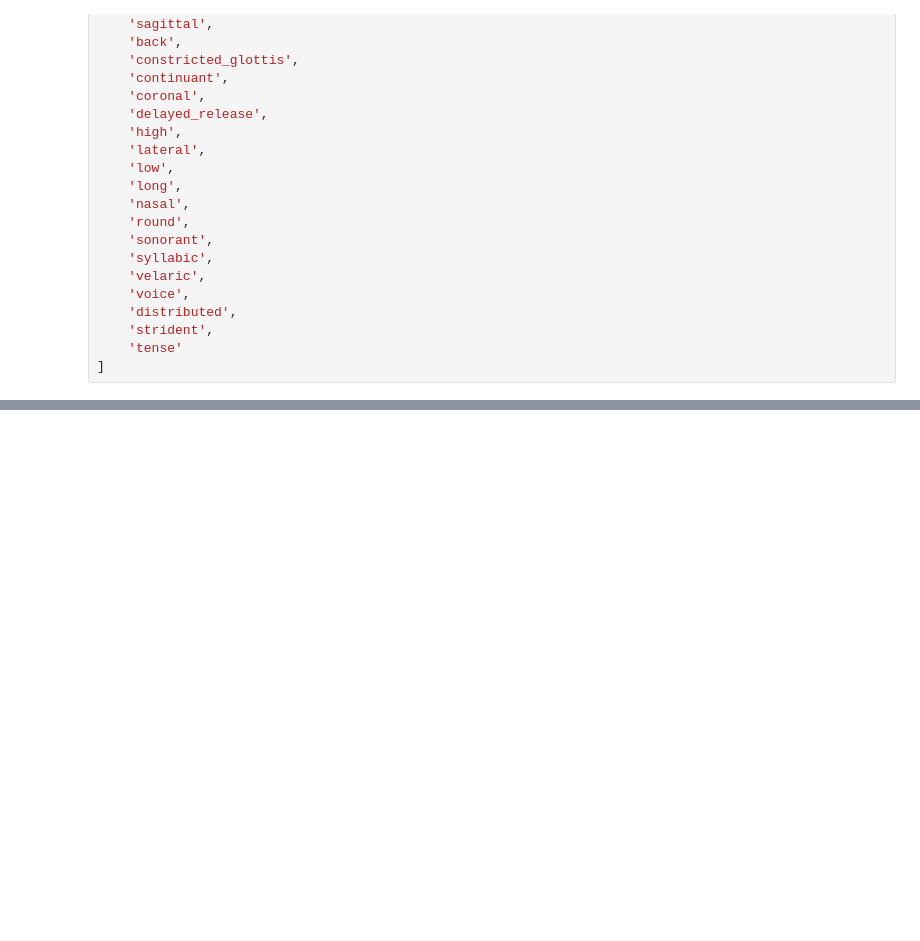
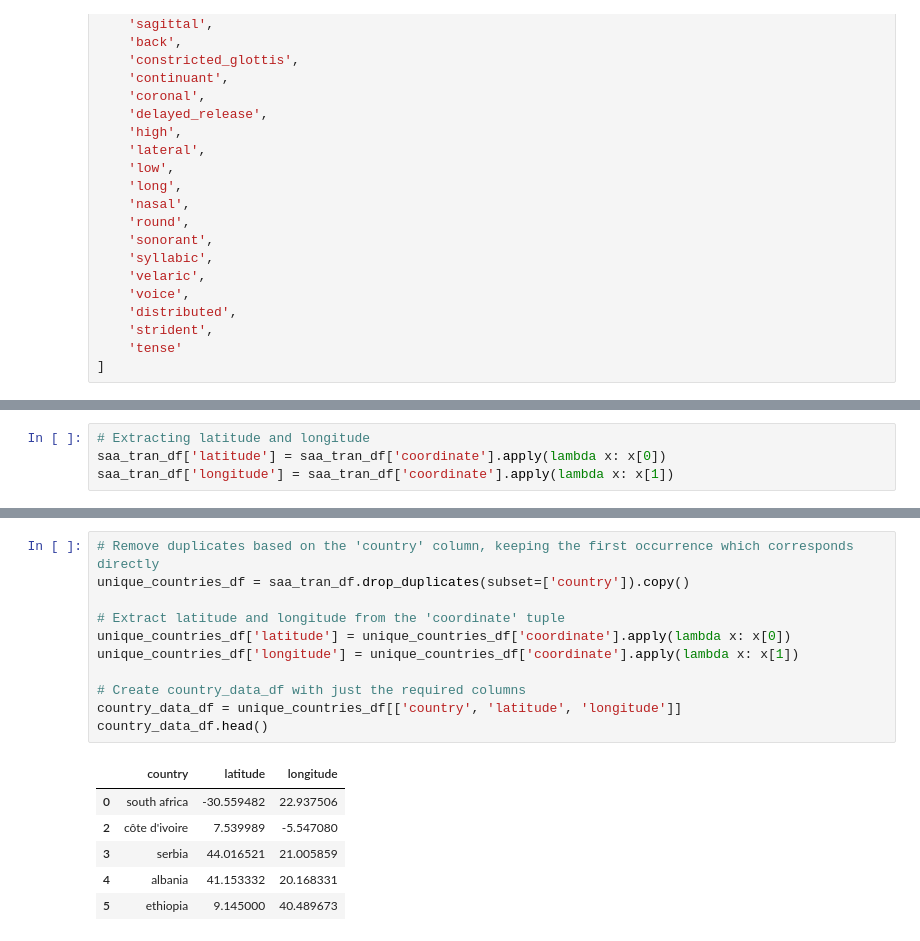
Before and after one commit to Data-Science-for-Linguists-2024/Speech-Accent-Analysis, a Jupyter notebook: notebooks/geographic_analysis.ipynb, the cells around one changed output, grey strips where cells are left out. Cells and saved outputs as stored; diff of their text form; blank space fills up the shorter version.

```diff
--- a/notebooks/geographic_analysis.ipynb
+++ b/notebooks/geographic_analysis.ipynb
@@ -111,0 +260,4 @@ Even though the output has shrunk, pretty much all the features were significant
+# %%
+# Extracting latitude and longitude
+saa_tran_df['latitude'] = saa_tran_df['coordinate'].apply(lambda x: x[0])
+saa_tran_df['longitude'] = saa_tran_df['coordinate'].apply(lambda x: x[1])
@@ -111,0 +318,18 @@ Even though the output has shrunk, pretty much all the features were significant
+# %%
+# Remove duplicates based on the 'country' column, keeping the first occurrence which corresponds directly
+unique_countries_df = saa_tran_df.drop_duplicates(subset=['country']).copy()
+
+# Extract latitude and longitude from the 'coordinate' tuple
+unique_countries_df['latitude'] = unique_countries_df['coordinate'].apply(lambda x: x[0])
+unique_countries_df['longitude'] = unique_countries_df['coordinate'].apply(lambda x: x[1])
+
+# Create country_data_df with just the required columns
+country_data_df = unique_countries_df[['country', 'latitude', 'longitude']]
+country_data_df.head()
+# %% [output]
+|  | country | latitude | longitude |
+| 0 | south africa | -30.559482 | 22.937506 |
+| 2 | côte d'ivoire | 7.539989 | -5.547080 |
+| 3 | serbia | 44.016521 | 21.005859 |
+| 4 | albania | 41.153332 | 20.168331 |
+| 5 | ethiopia | 9.145000 | 40.489673 |
```
Also changed, not shown: parts of 26 cells of this notebook, 2 other files.
